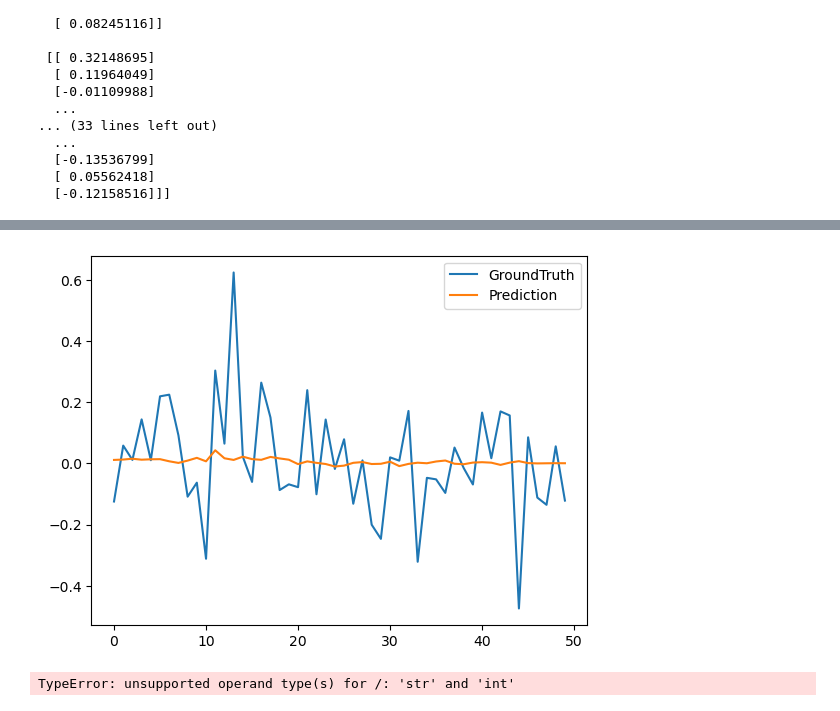
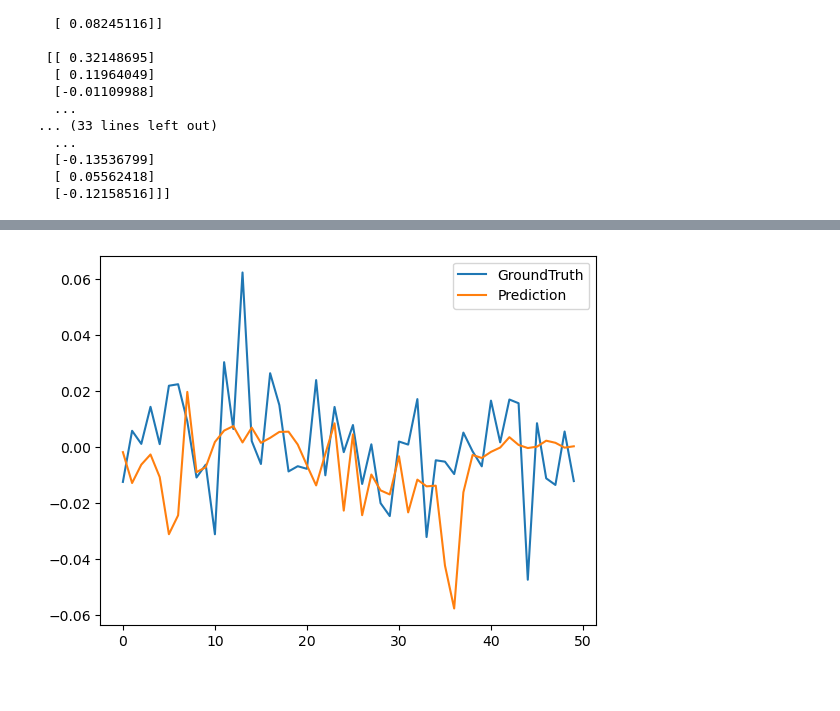
Before and after one commit to Mister-JP/AML_2022_Informer-2020-model, a Jupyter notebook: 102_Close_price_diff.ipynb, the cells around one changed output, grey strips where cells are left out. Drawn from its saved outputs; the diff is of its cells as text; code cells hidden in the pictures.

Commit message:
Updated files with sentiment and tax data

```diff
--- a/102_Close_price_diff.ipynb
+++ b/102_Close_price_diff.ipynb
@@ -379,34 +348,8 @@ plt.show()
 # %%
-# draw HUFL prediction
 plt.figure()
-plt.plot(trues[-1,:,0], label='GroundTruth')
+plt.plot(trues[-1,:,0]/10, label='GroundTruth')
 plt.plot(preds[-1,:,0], label='Prediction')
 plt.legend()
 plt.show()
 # %% [output]
-[figure, old version]
+[figure, new version]
-# %%
-from data.data_loader import Dataset_ETT_hour
-from torch.utils.data import DataLoader
-
-Data = Dataset_ETT_hour
-timeenc = 0 if args.embed!='timeF' else 1
-flag = 'test'; shuffle_flag = False; drop_last = True; batch_size = 1
-
-data_set = Data(
-    root_path=args.root_path,
-    data_path=args.data_path,
-    flag=flag,
-    size=[args.seq_len, args.label_len, args.pred_len],
-    features=args.features,
-    timeenc=timeenc,
-    freq=args.freq
-)
-data_loader = DataLoader(
-    data_set,
-    batch_size=batch_size,
-    shuffle=shuffle_flag,
-    num_workers=args.num_workers,
-    drop_last=drop_last)
-# %% [output]
-TypeError: unsupported operand type(s) for /: 'str' and 'int'
```
Also changed, not shown: parts of 30 cells of this notebook, 3 other files.
